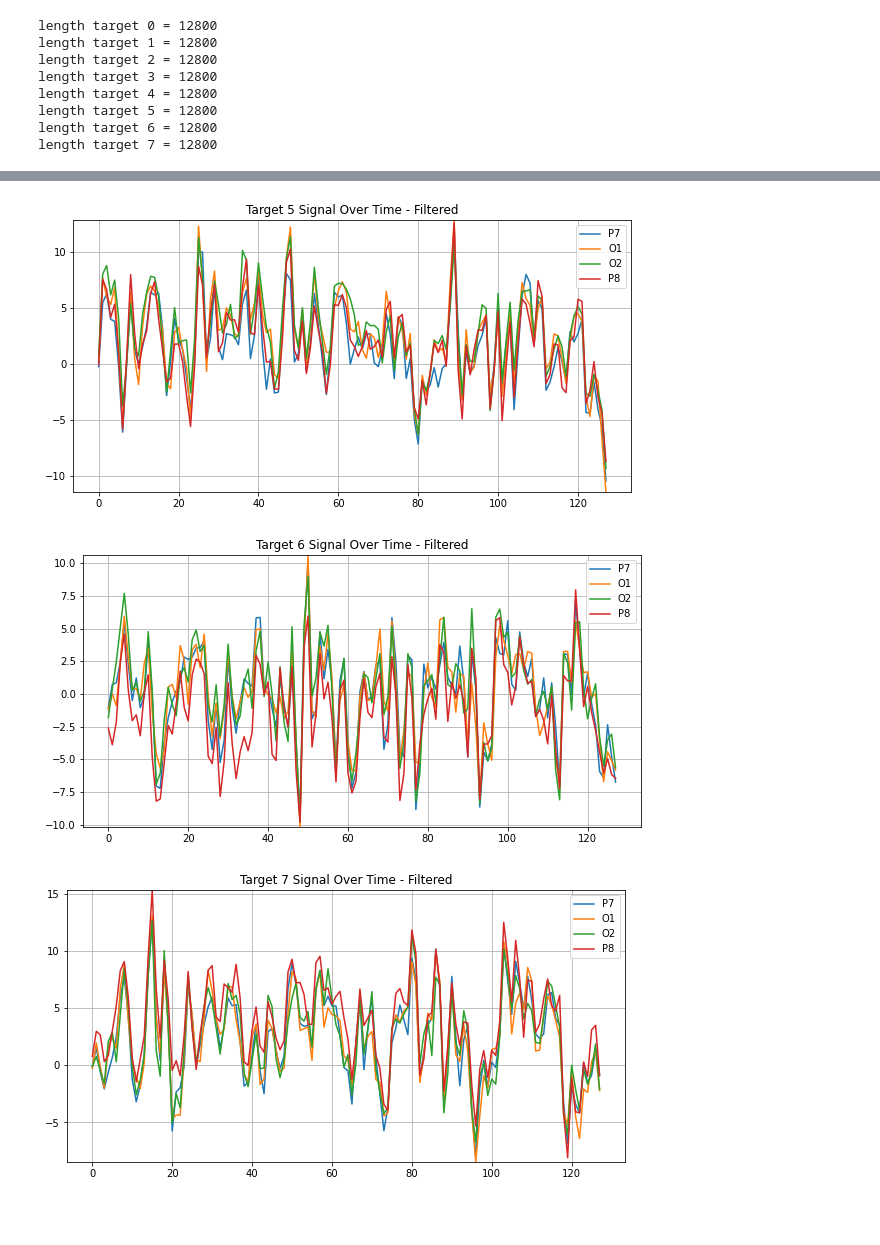
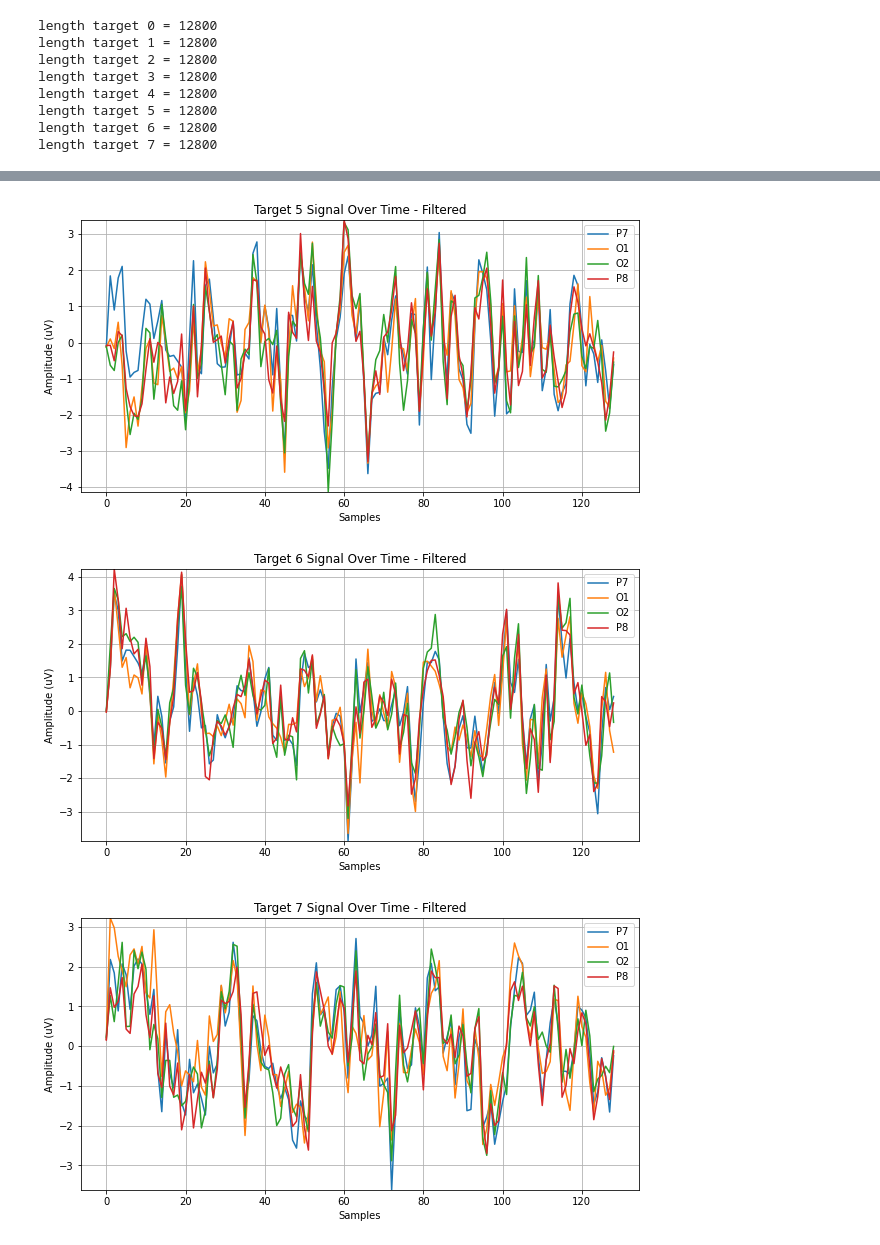
Before and after one commit to salzaabi/CapstoneJ8, a Jupyter notebook: simulated_predictions.ipynb, the cells around one changed output, grey strips where cells are left out. Saved outputs shown, nothing was run; the diff lists cells and outputs as text; code cells hidden in the pictures; blank space fills up the shorter version.

```diff
--- a/simulated_predictions.ipynb
+++ b/simulated_predictions.ipynb
@@ -11,7 +11,7 @@ from sklearn import metrics
 # %% [markdown]
 ## Load Dataset
 # %%
-dataset_name = "simulated_recordings/simulated_target_" # 0 to 3
+dataset_name = "simulated_recordings/new_less_noise/simulated_target_"
 num_targets = 8
 targets = [None] * num_targets
 channels = ['P7', 'O1', 'O2', 'P8'] # data channels
@@ -60,8 +60,12 @@ channels = ['P7', 'O1', 'O2', 'P8']
 my_colors = ['tab:blue', 'tab:orange', 'tab:green', 'tab:red', 'tab:purple', 'tab:brown', 'tab:pink', 'tab:cyan', 'tab:gray']
 my_labels = ['Target 0', 'Target 1', 'Target 2', 'Target 3', 'Target 4', 'Target 5', 'Target 6', 'Target 7', 'Neutral Target']
 
-def butter_band_targets(targets, low=0.16, high=50.0):
+def butter_band_targets(targets, low=0.16, high=50.0, cheating=False):
+    frequencies = [43.0, 37.0, 29.0, 21.0, 17.0, 11.0, 8.0, 5.0]
     for i in range(num_targets):
+        if cheating:
+            low = frequencies[i] - 1
+            high = frequencies[i] + 1
         for channel in channels:
             targets[i][channel] = butter_band(np.asarray(targets[i][channel]), lowcut=low, highcut=high)
     return targets
@@ -118,6 +122,8 @@ def plot_time_all(data, start=0, end=1000, extend_title=''):
         fig, ax = plt.subplots(figsize=(10, 5))
         for channel in channels:
             data[i][channel][start:end].plot(y=channel, grid=True, title='Target {} Signal Over Time {}'.format(i, extend_title) if i != 8 else 'Neutral Target Signal')
+        ax.set_xlabel('Samples')
+        ax.set_ylabel('Amplitude (uV)')
         ax.legend(channels)
         ax.autoscale(axis='y', tight=True)
 
@@ -165,8 +180,8 @@ def plot_power_all(data, start=0, end=60, extend_title=''):
 # frequencies = [29.0, 23.0, 19.0, 17.0, 13.0, 11.0, 7.0, 5.0]
 frequencies = [43.0, 37.0, 29.0, 21.0, 17.0, 11.0, 8.0, 5.0]
 # targets = car_filter_targets(targets)
-targets = butter_band_targets(targets)
+targets = butter_band_targets(targets, low=1, high=50)
 # targets = butter_band_targets(targets)
 # %%
-plot_time_all(targets, start=0, end=128, extend_title='- Filtered')
+plot_time_all(targets, start=0, end=129, extend_title='- Filtered')
 # %% [output]
@@ -178,3 +193,3 @@ plot_time_all(targets, start=0, end=128, extend_title='- Filtered')
-[figure, old version]
+[figure, new version]
-[figure, old version]
+[figure, new version]
-[figure, old version]
+[figure, new version]
```
Also changed, not shown: parts of 12 cells of this notebook, 49 other files.
